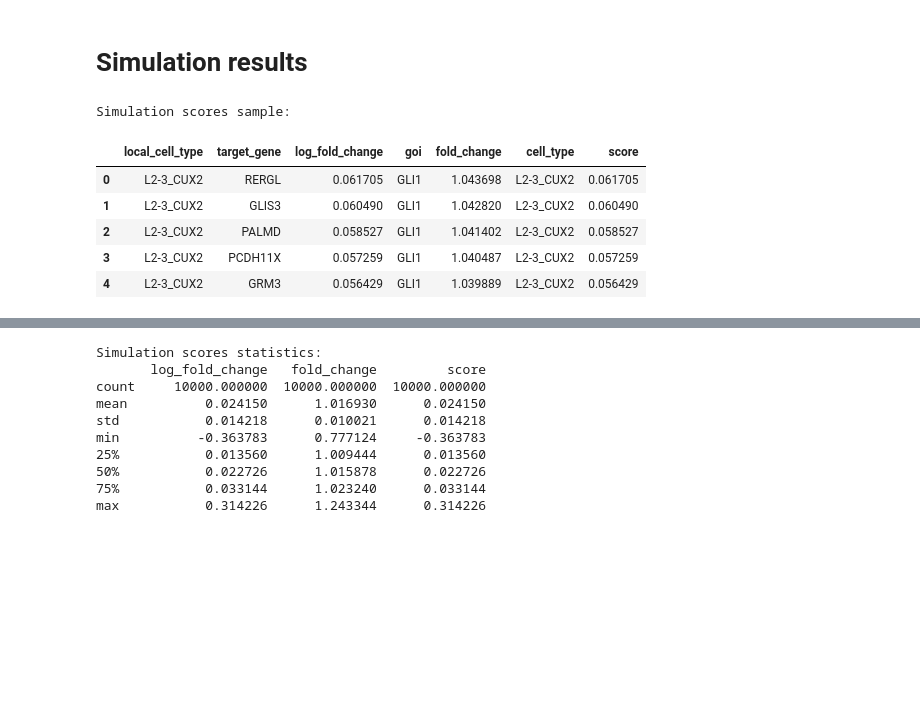
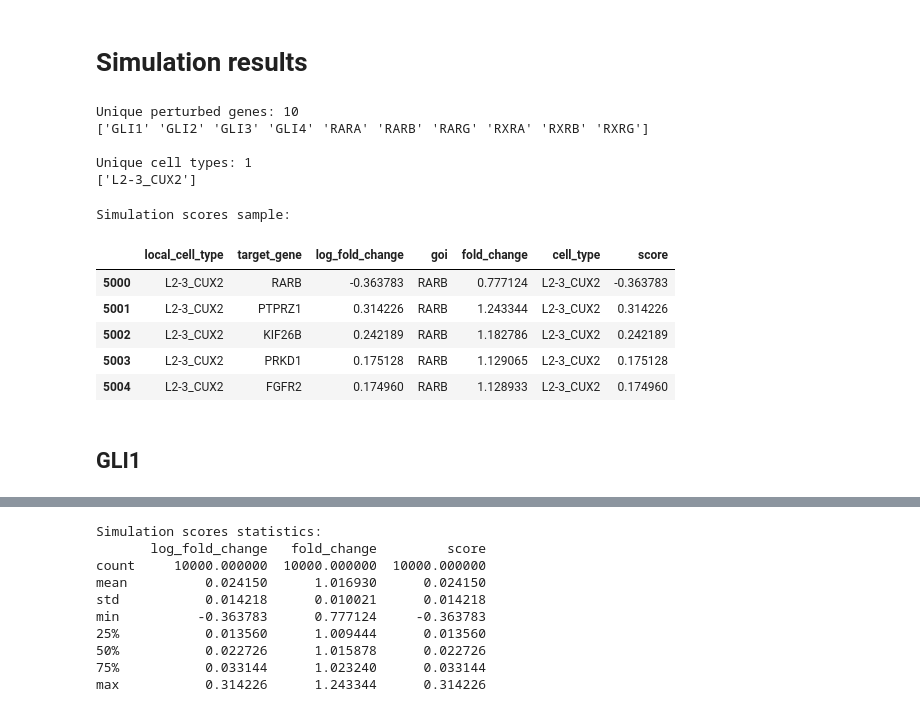
Before and after one commit to michal7kw/GeneScore, a Jupyter notebook: trimmed_GRN_derivation/10_examin_results.ipynb, the cells around one changed output, grey strips where cells are left out. Cells and saved outputs as stored; diff of their text form; code cells hidden in the pictures; blank space fills up the shorter version.

```diff
--- a/trimmed_GRN_derivation/10_examin_results.ipynb
+++ b/trimmed_GRN_derivation/10_examin_results.ipynb
@@ -84,18 +84,36 @@ Loading GRN scores...
 Loaded GRN scores with shape: (105, 10)
 # %% [markdown]
 # Simulation results
+# %%
+# Get unique perturbed genes and cell types
+perturbed_genes = sim_scores['goi'].unique()
+print(f"Unique perturbed genes: {len(perturbed_genes)}")
+print(perturbed_genes)
+
+cell_types = sim_scores['cell_type'].unique()
+print(f"\nUnique cell types: {len(cell_types)}")
+print(cell_types)
+# %% [output]
+Unique perturbed genes: 10
+['GLI1' 'GLI2' 'GLI3' 'GLI4' 'RARA' 'RARB' 'RARG' 'RXRA' 'RXRB' 'RXRG']
+
+Unique cell types: 1
+['L2-3_CUX2']
 # %%
 # Display the first few rows of each dataset
 print("\nSimulation scores sample:")
 sim_scores.rename(columns={'gene': 'target_gene'}, inplace=True)
 sim_scores['score'] = sim_scores['log_fold_change']
+sim_scores.sort_values(by='score', key=lambda x: abs(x), ascending=False, inplace=True)
 # print(sim_scores.head())
 sim_scores.head()
 # %% [output]
 Simulation scores sample:
 |  | local_cell_type | target_gene | log_fold_change | goi | fold_change | cell_type | score |
-| 0 | L2-3_CUX2 | RERGL | 0.061705 | GLI1 | 1.043698 | L2-3_CUX2 | 0.061705 |
-| 1 | L2-3_CUX2 | GLIS3 | 0.060490 | GLI1 | 1.042820 | L2-3_CUX2 | 0.060490 |
-| 2 | L2-3_CUX2 | PALMD | 0.058527 | GLI1 | 1.041402 | L2-3_CUX2 | 0.058527 |
-| 3 | L2-3_CUX2 | PCDH11X | 0.057259 | GLI1 | 1.040487 | L2-3_CUX2 | 0.057259 |
-| 4 | L2-3_CUX2 | GRM3 | 0.056429 | GLI1 | 1.039889 | L2-3_CUX2 | 0.056429 |
+| 5000 | L2-3_CUX2 | RARB | -0.363783 | RARB | 0.777124 | L2-3_CUX2 | -0.363783 |
+| 5001 | L2-3_CUX2 | PTPRZ1 | 0.314226 | RARB | 1.243344 | L2-3_CUX2 | 0.314226 |
+| 5002 | L2-3_CUX2 | KIF26B | 0.242189 | RARB | 1.182786 | L2-3_CUX2 | 0.242189 |
+| 5003 | L2-3_CUX2 | PRKD1 | 0.175128 | RARB | 1.129065 | L2-3_CUX2 | 0.175128 |
+| 5004 | L2-3_CUX2 | FGFR2 | 0.174960 | RARB | 1.128933 | L2-3_CUX2 | 0.174960 |
+# %% [markdown]
+## GLI1
```
Also changed, not shown: parts of 16 cells of this notebook, 11 other files.
